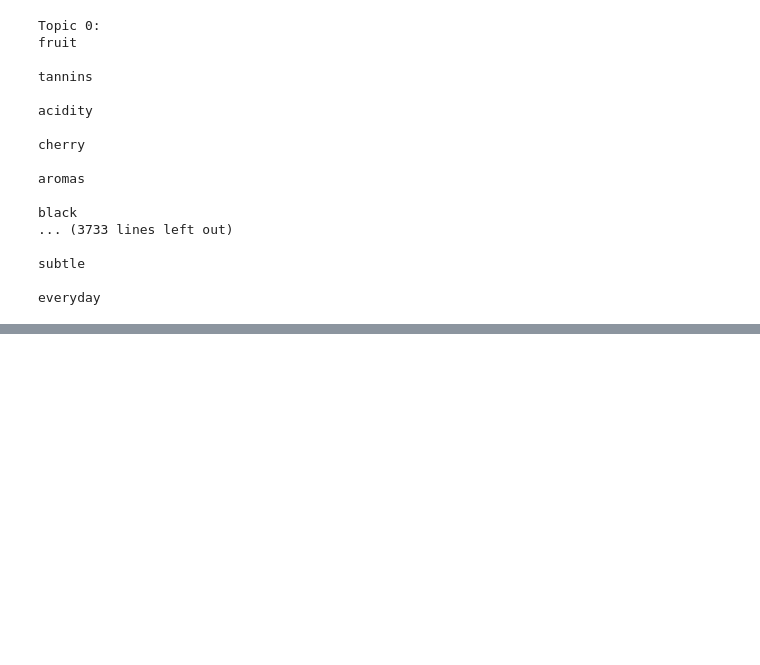
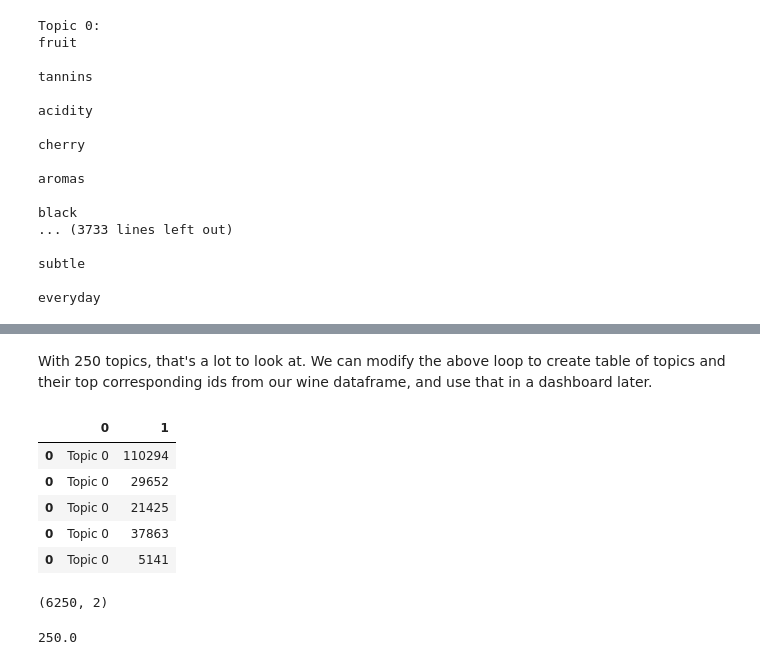
Before and after one commit to LBusalacchi/msds696, a Jupyter notebook: 3_WineClassification_LSA.ipynb, the cells around one changed output, grey strips where cells are left out. Saved outputs shown, nothing was run; the diff lists cells and outputs as text; code cells hidden in the pictures; blank space fills up the shorter version.

```diff
--- a/3_WineClassification_LSA.ipynb
+++ b/3_WineClassification_LSA.ipynb
@@ -131,0 +128,2 @@ TruncatedSVD(algorithm='randomized', n_components=250, n_iter=100,
+# %%
+lsa=svd_model250.fit_transform(X)
@@ -136,5 +138,5 @@ svd_model250.explained_variance_ratio_.sum()
 # %% [markdown]
 54% of the variance! Let's keep going with this model.
 # %%
-terms = vectorizer.get_feature_names()
+terms = Vectorizer.get_feature_names()
 # %% [markdown]
@@ -215,0 +184,15 @@ vectorizer.vocabulary_.get('vanilla')
+# %%
+for i in range(10):
+    # get a row of the docs vs topics matrix, U
+    u_col = lsa[:, i]
+    # sort it from greatest to least values
+    u_sorted = u_col.argsort()[::-1]
+    print(u_col[u_sorted[:20]])
+    # get the top 3 wine descriptions from each topic
+    print(f'topic {i} top 3 Wine Descriptions:')
+    for j in range(3):
+        print(wine.iloc[u_sorted[j]]['description'])
+
+    print('\n\n')
+
+#(George, 2020b)
@@ -215,0 +217,32 @@ vectorizer.vocabulary_.get('vanilla')
+# %% [markdown]
+With 250 topics, that's a lot to look at. We can modify the above loop to create table of topics and their top corresponding ids from our wine dataframe, and use that in a dashboard later.
+# %%
+df = pd.DataFrame(columns=[])
+for i in range(250):
+    # get a row of the docs vs topics matrix, U
+    u_col = lsa[:, i]
+    # sort it from greatest to least values
+    u_sorted = u_col.argsort()[::-1]
+    # get the top 25 ids of wines for further analysis
+    topic=(f'Topic {i}')
+    for j in range(25):
+        ids=wine.iloc[u_sorted[j]]['id']
+        data=[[topic,ids]]
+        df=df.append(data)
+# %%
+df.head()
+# %% [output]
+|  | 0 | 1 |
+| 0 | Topic 0 | 110294 |
+| 0 | Topic 0 | 29652 |
+| 0 | Topic 0 | 21425 |
+| 0 | Topic 0 | 37863 |
+| 0 | Topic 0 | 5141 |
+# %%
+df.shape
+# %% [output]
+(6250, 2)
+# %%
+6250/25
+# %% [output]
+250.0
```
Also changed, not shown: parts of 39 cells of this notebook, 4 other files.
